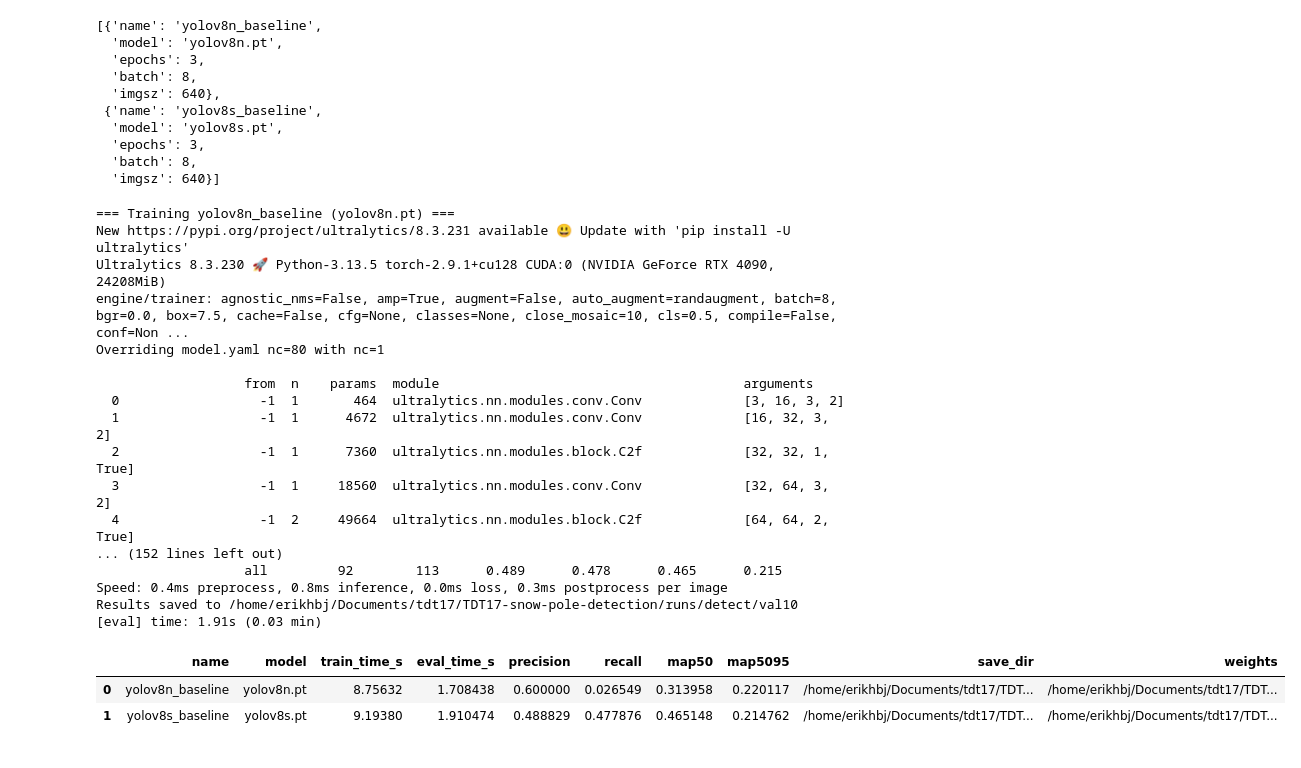
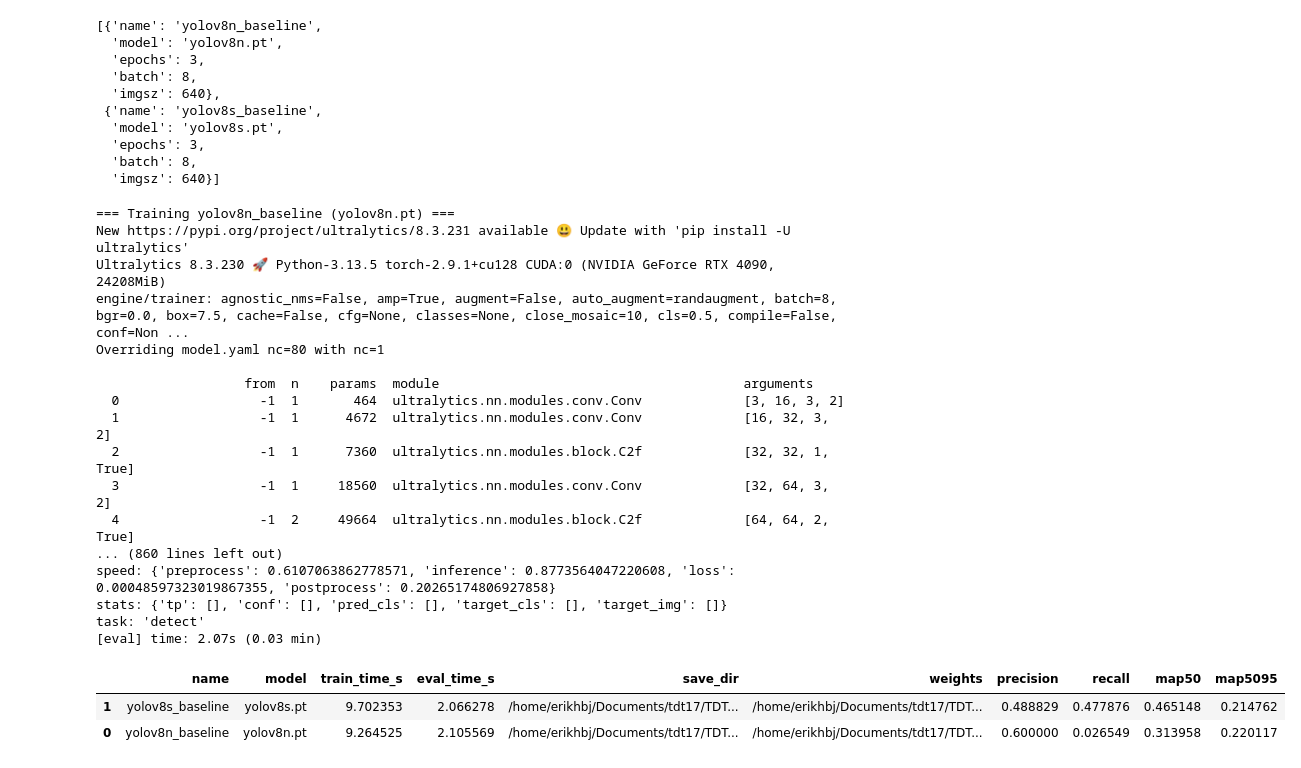
Before and after one commit to HesteBjorn/TDT17-snow-pole-detection, a Jupyter notebook: notebooks/training_exploration.ipynb, the cells around one changed output. Saved outputs shown, nothing was run; the diff lists cells and outputs as text; code cells hidden in the pictures.

Commit message:
chore: refactor training_exploration

```diff
--- a/notebooks/training_exploration.ipynb
+++ b/notebooks/training_exploration.ipynb
@@ -49,62 +80,51 @@ experiments
 # %%
-# Train + eval loop (train on train, eval on val per data.yaml)
-results = []
+# Train and evaluate all experiments
+results_rows = []
 for exp in experiments:
     print(f"=== Training {exp['name']} ({exp['model']}) ===")
     cfg = TrainingConfig(
         model=exp["model"],
         epochs=exp["epochs"],
         batch=exp["batch"],
         imgsz=exp["imgsz"],
         patience=10,
     )
     train_res = train_model(paths=paths, cfg=cfg, overrides={"name": exp["name"]})
+    best_weights = Path(train_res.save_dir) / "weights" / "best.pt"
 
-    # Locate best weights from this run
-    best_weights = Path(train_res.save_dir) / "weights" / "best.pt"
-    metrics = evaluate_model(
-        weights=best_weights,
-        paths=paths,
-        imgsz=cfg.imgsz,
-        batch=cfg.batch,
-    )
+    metrics = evaluate_model(weights=best_weights, paths=paths, imgsz=cfg.imgsz, batch=cfg.batch)
+    m = metrics_from_results(metrics)
 
-    res_dict = getattr(metrics, "results_dict", {}) or {}
-    results.append(
-        {
-            "name": exp["name"],
-            "model": exp["model"],
-            "train_time_s": getattr(train_res, "train_time_seconds", None),
-            "eval_time_s": getattr(metrics, "eval_time_seconds", None),
-            "precision": res_dict.get("metrics/precision(B)"),
-            "recall": res_dict.get("metrics/recall(B)") ,
-            "map50": res_dict.get("metrics/mAP50(B)"),
-            "map5095": res_dict.get("metrics/mAP50-95(B)"),
-            "save_dir": str(train_res.save_dir),
-            "weights": str(best_weights),
-        }
-    )
+    results_rows.append({
+        "name": exp["name"],
+        "model": exp["model"],
+        "train_time_s": getattr(train_res, "train_time_seconds", None),
+        "eval_time_s": getattr(metrics, "eval_time_seconds", None),
+        "save_dir": str(train_res.save_dir),
+        "weights": str(best_weights),
+        **m,
+    })
 
-results_df = pd.DataFrame(results)
-results_df
+results_df = pd.DataFrame(results_rows)
+display(results_df.sort_values('map50', ascending=False))
 # %% [output]
 === Training yolov8n_baseline (yolov8n.pt) ===
 New https://pypi.org/project/ultralytics/8.3.231 available 😃 Update with 'pip install -U ultralytics'
 Ultralytics 8.3.230 🚀 Python-3.13.5 torch-2.9.1+cu128 CUDA:0 (NVIDIA GeForce RTX 4090, 24208MiB)
 engine/trainer: agnostic_nms=False, amp=True, augment=False, auto_augment=randaugment, batch=8, bgr=0.0, box=7.5, cache=False, cfg=None, classes=None, close_mosaic=10, cls=0.5, compile=False, conf=Non ...
 Overriding model.yaml nc=80 with nc=1
 
                    from  n    params  module                                       arguments
   0                  -1  1       464  ultralytics.nn.modules.conv.Conv             [3, 16, 3, 2]
   1                  -1  1      4672  ultralytics.nn.modules.conv.Conv             [16, 32, 3, 2]
   2                  -1  1      7360  ultralytics.nn.modules.block.C2f             [32, 32, 1, True]
   3                  -1  1     18560  ultralytics.nn.modules.conv.Conv             [32, 64, 3, 2]
   4                  -1  2     49664  ultralytics.nn.modules.block.C2f             [64, 64, 2, True]
-... (152 lines left out)
-                   all         92        113      0.489      0.478      0.465      0.215
-Speed: 0.4ms preprocess, 0.8ms inference, 0.0ms loss, 0.3ms postprocess per image
-Results saved to /home/erikhbj/Documents/tdt17/TDT17-snow-pole-detection/runs/detect/val10
-[eval] time: 1.91s (0.03 min)
+... (860 lines left out)
+speed: {'preprocess': 0.6107063862778571, 'inference': 0.8773564047220608, 'loss': 0.00048597323019867355, 'postprocess': 0.20265174806927858}
+stats: {'tp': [], 'conf': [], 'pred_cls': [], 'target_cls': [], 'target_img': []}
+task: 'detect'
+[eval] time: 2.07s (0.03 min)
-|  | name | model | train_time_s | eval_time_s | precision | recall | map50 | map5095 | save_dir | weights |
-| 0 | yolov8n_baseline | yolov8n.pt | 8.75632 | 1.708438 | 0.600000 | 0.026549 | 0.313958 | 0.220117 | /home/erikhbj/Documents/tdt17/TDT... | /home/erikhbj/Documents/tdt17/TDT... |
-| 1 | yolov8s_baseline | yolov8s.pt | 9.19380 | 1.910474 | 0.488829 | 0.477876 | 0.465148 | 0.214762 | /home/erikhbj/Documents/tdt17/TDT... | /home/erikhbj/Documents/tdt17/TDT... |
+|  | name | model | train_time_s | eval_time_s | save_dir | weights | precision | recall | map50 | map5095 |
+| 1 | yolov8s_baseline | yolov8s.pt | 9.702353 | 2.066278 | /home/erikhbj/Documents/tdt17/TDT... | /home/erikhbj/Documents/tdt17/TDT... | 0.488829 | 0.477876 | 0.465148 | 0.214762 |
+| 0 | yolov8n_baseline | yolov8n.pt | 9.264525 | 2.105569 | /home/erikhbj/Documents/tdt17/TDT... | /home/erikhbj/Documents/tdt17/TDT... | 0.600000 | 0.026549 | 0.313958 | 0.220117 |
```
Also changed, not shown: parts of 23 cells of this notebook.
